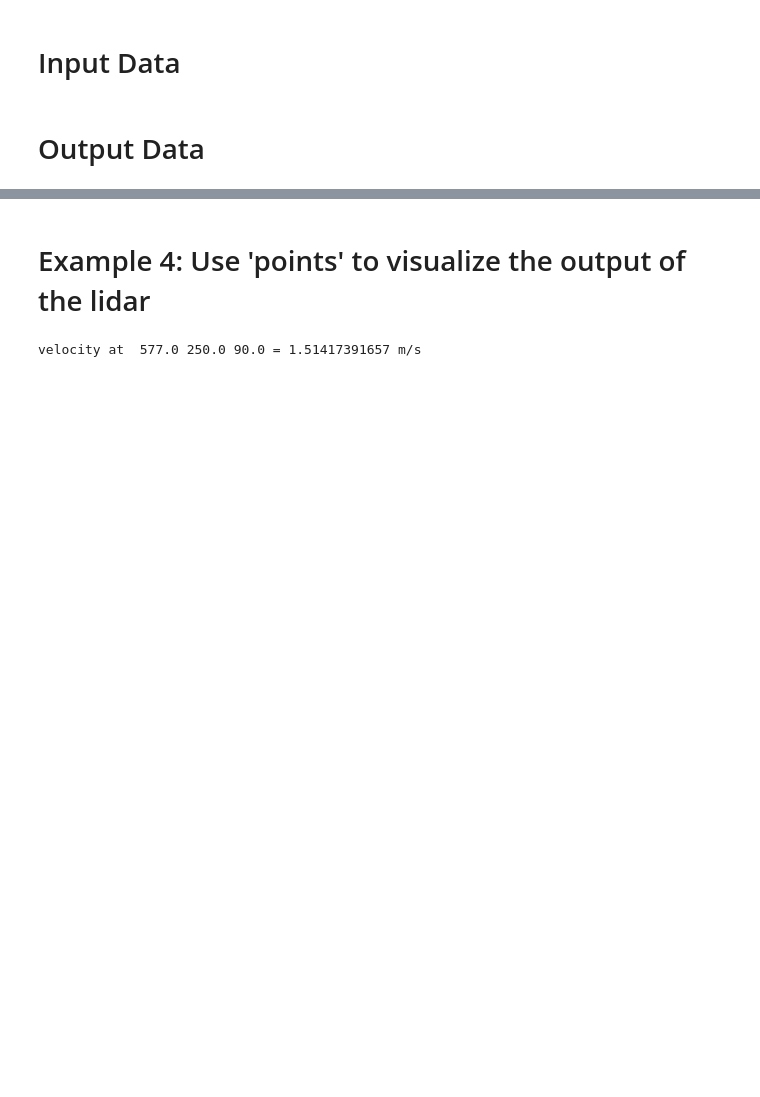
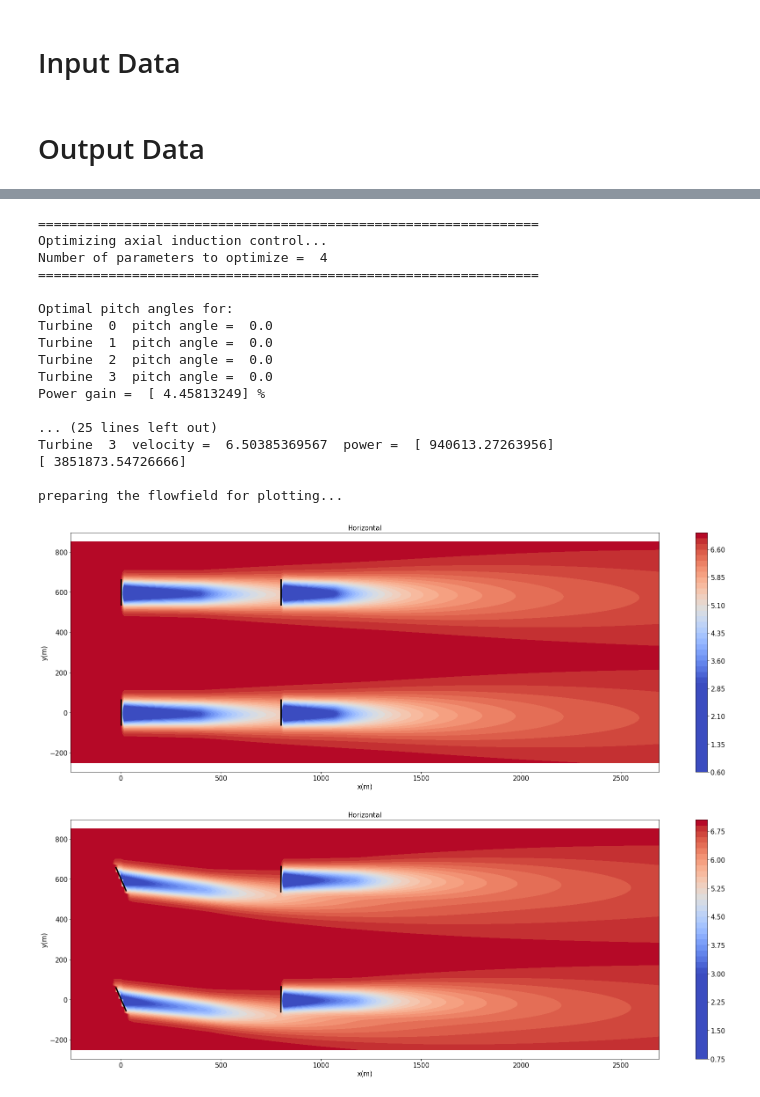
Before and after one commit to sebasanper/FLORISSE, a Jupyter notebook: FLORISSE/RunGAUSS_3D.ipynb, the cells around one changed output, grey strips where cells are left out. Cells and saved outputs as stored; diff of their text form; code cells hidden in the pictures; blank space fills up the shorter version.

```diff
--- a/FLORISSE/RunGAUSS_3D.ipynb
+++ b/FLORISSE/RunGAUSS_3D.ipynb
@@ -506,2 +48,0 @@ PositionLinW = Parameter['Parameter'][0][0][0]['PositionLinI'][0][0][0]
-# %% [markdown]
-# Example 4: Use 'points' to visualize the output of the lidar
@@ -510,21 +49,30 @@ PositionLinW = Parameter['Parameter'][0][0][0]['PositionLinI'][0][0][0]
-# %%
-# get streamwise velocity from specified points
-
-inputData['visualizeHorizontal'] = False
-inputData['yaw_opt']             = False
-inputData['axial_opt']           = False
-inputData['Lidar']               = False
-inputData['points']              = True
-
-inputData['yawAngles'] = np.zeros(nTurbs)
-inputData['bladePitch'] = np.zeros(nTurbs)
-
-outputData = main.windPlant(inputData)
-
-# output streamwise velocity points that correspond to inputData['xPts'], inputData['yPts'], and inputData['zPts']
-Upts = outputData['Upts']
-
-idx = 0
-print('velocity at ', inputData['xPts'][idx], inputData['yPts'][idx], inputData['zPts'][idx], '=', Upts[idx],'m/s')
-# %% [output]
-velocity at  577.0 250.0 90.0 = 1.51417391657 m/s
+# %%
+# NOTE: large-scale optimization techniques have not been enabled in this
+# version, but will be released in future versions
+outputOptim = optimizers.axialOpt(model, layout, copy.copy(cSet))
+outputOptim.printVelocitiesAndPowers()
+outputOptim.viewApp.showView(0)
+
+outputOptim = optimizers.yawOpt(model, layout, copy.copy(cSet))
+outputOptim.printVelocitiesAndPowers()
+outputOptim.viewApp.showView(0)
+# %% [output]
+================================================================
+Optimizing axial induction control...
+Number of parameters to optimize =  4
+================================================================
+
+Optimal pitch angles for:
+Turbine  0  pitch angle =  0.0
+Turbine  1  pitch angle =  0.0
+Turbine  2  pitch angle =  0.0
+Turbine  3  pitch angle =  0.0
+Power gain =  [ 4.45813249] %
+
+... (25 lines left out)
+Turbine  3  velocity =  6.50385369567  power =  [ 940613.27263956]
+[ 3851873.54726666]
+
+preparing the flowfield for plotting...
+[figure, added]
+[figure, added]
```
Also changed, not shown: parts of 28 cells of this notebook, 20 other files.
